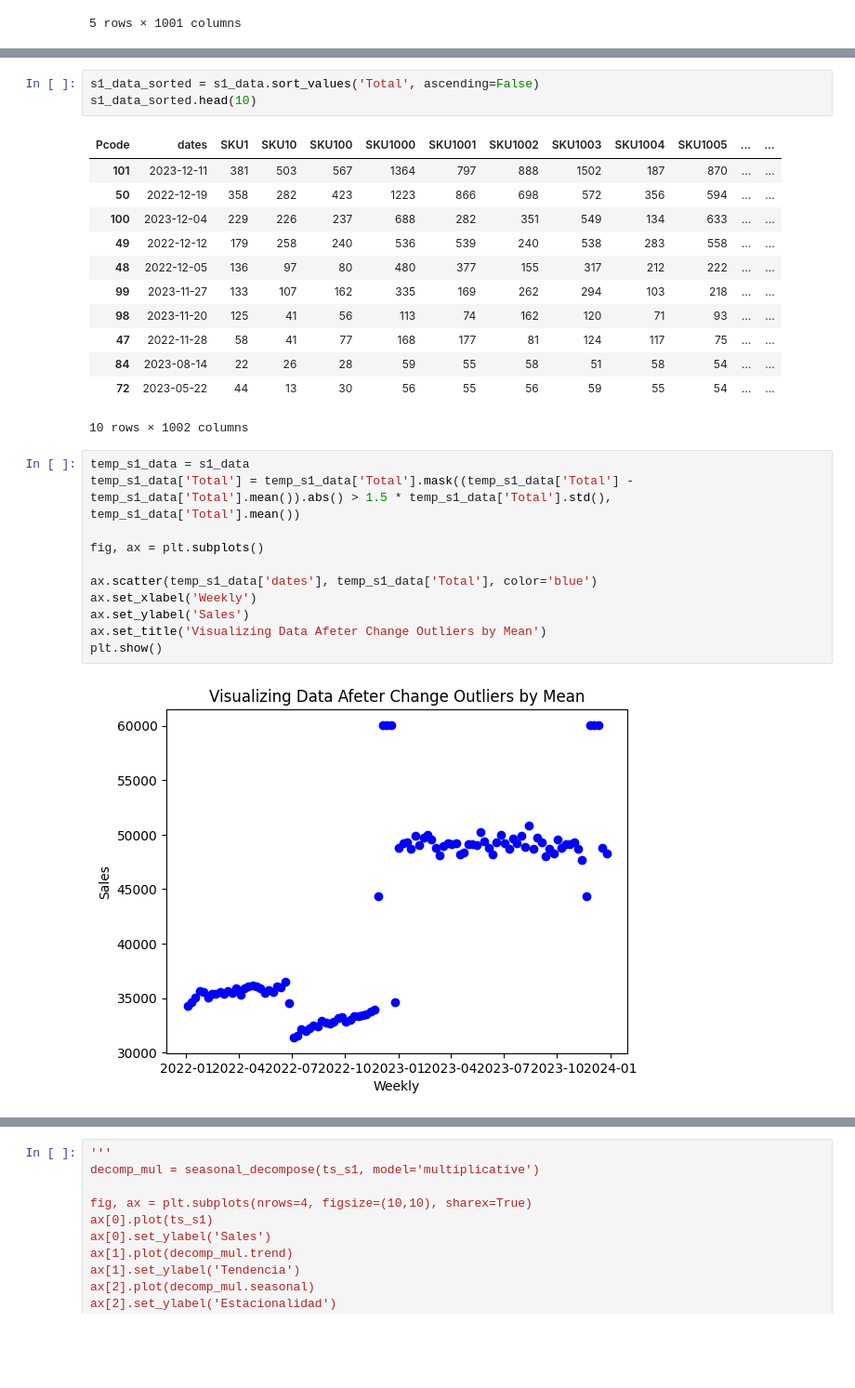
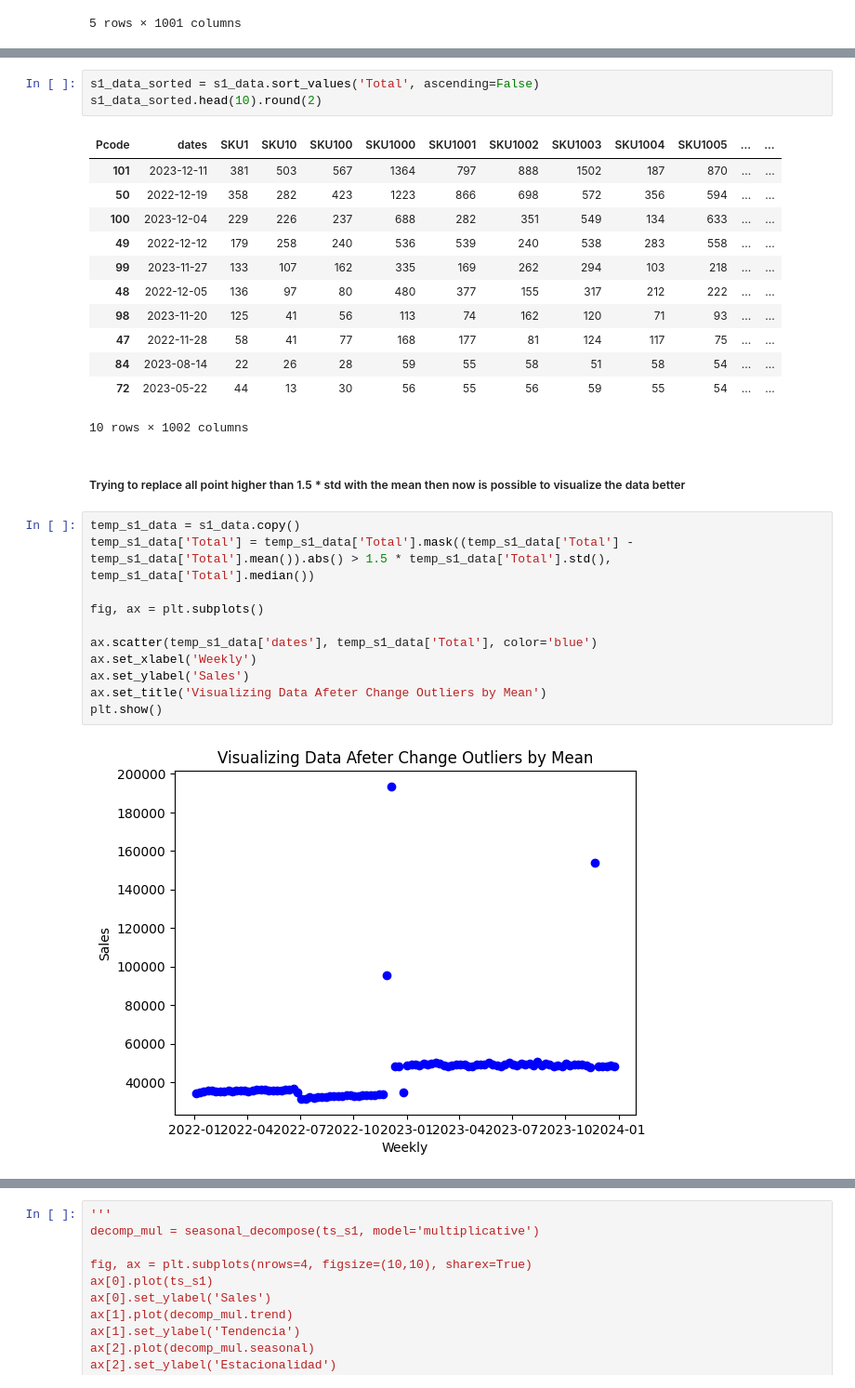
Before and after one commit to superpanditas/Quinio, a Jupyter notebook: Weekly_SKU_level_Product_Sales_Transactions.ipynb, the cells around one changed output, grey strips where cells are left out. Shown at 93% size. Drawn from its saved outputs; the diff is of its cells as text; blank space fills up the shorter version.

```diff
--- a/Weekly_SKU_level_Product_Sales_Transactions.ipynb
+++ b/Weekly_SKU_level_Product_Sales_Transactions.ipynb
@@ -155,29 +163,31 @@ plt.show()
 # %%
 s1_data_sorted = s1_data.sort_values('Total', ascending=False)
-s1_data_sorted.head(10)
+s1_data_sorted.head(10).round(2)
 # %% [output]
 | Pcode | dates | SKU1 | SKU10 | SKU100 | SKU1000 | SKU1001 | SKU1002 | SKU1003 | SKU1004 | SKU1005 | ... | ... |
 | 101 | 2023-12-11 | 381 | 503 | 567 | 1364 | 797 | 888 | 1502 | 187 | 870 | ... | ... |
 | 50 | 2022-12-19 | 358 | 282 | 423 | 1223 | 866 | 698 | 572 | 356 | 594 | ... | ... |
 | 100 | 2023-12-04 | 229 | 226 | 237 | 688 | 282 | 351 | 549 | 134 | 633 | ... | ... |
 | 49 | 2022-12-12 | 179 | 258 | 240 | 536 | 539 | 240 | 538 | 283 | 558 | ... | ... |
+| 99 | 2023-11-27 | 133 | 107 | 162 | 335 | 169 | 262 | 294 | 103 | 218 | ... | ... |
 | 48 | 2022-12-05 | 136 | 97 | 80 | 480 | 377 | 155 | 317 | 212 | 222 | ... | ... |
-| 99 | 2023-11-27 | 133 | 107 | 162 | 335 | 169 | 262 | 294 | 103 | 218 | ... | ... |
 | 98 | 2023-11-20 | 125 | 41 | 56 | 113 | 74 | 162 | 120 | 71 | 93 | ... | ... |
 | 47 | 2022-11-28 | 58 | 41 | 77 | 168 | 177 | 81 | 124 | 117 | 75 | ... | ... |
 | 84 | 2023-08-14 | 22 | 26 | 28 | 59 | 55 | 58 | 51 | 58 | 54 | ... | ... |
 | 72 | 2023-05-22 | 44 | 13 | 30 | 56 | 55 | 56 | 59 | 55 | 54 | ... | ... |
 10 rows × 1002 columns
+# %% [markdown]
+##### Trying to replace all point higher than 1.5 * std with the mean then now is possible to visualize the data better
 # %%
-temp_s1_data = s1_data
-temp_s1_data['Total'] = temp_s1_data['Total'].mask((temp_s1_data['Total'] - temp_s1_data['Total'].mean()).abs() > 1.5 * temp_s1_data['Total'].std(), temp_s1_data['Total'].mean())
+temp_s1_data = s1_data.copy()
+temp_s1_data['Total'] = temp_s1_data['Total'].mask((temp_s1_data['Total'] - temp_s1_data['Total'].mean()).abs() > 1.5 * temp_s1_data['Total'].std(), temp_s1_data['Total'].median())
 
 fig, ax = plt.subplots()
 
 ax.scatter(temp_s1_data['dates'], temp_s1_data['Total'], color='blue')
 ax.set_xlabel('Weekly')
 ax.set_ylabel('Sales')
 ax.set_title('Visualizing Data Afeter Change Outliers by Mean')
 plt.show()
 # %% [output]
-[figure, old version]
+[figure, new version]
```
Also changed, not shown: parts of 21 cells of this notebook.
